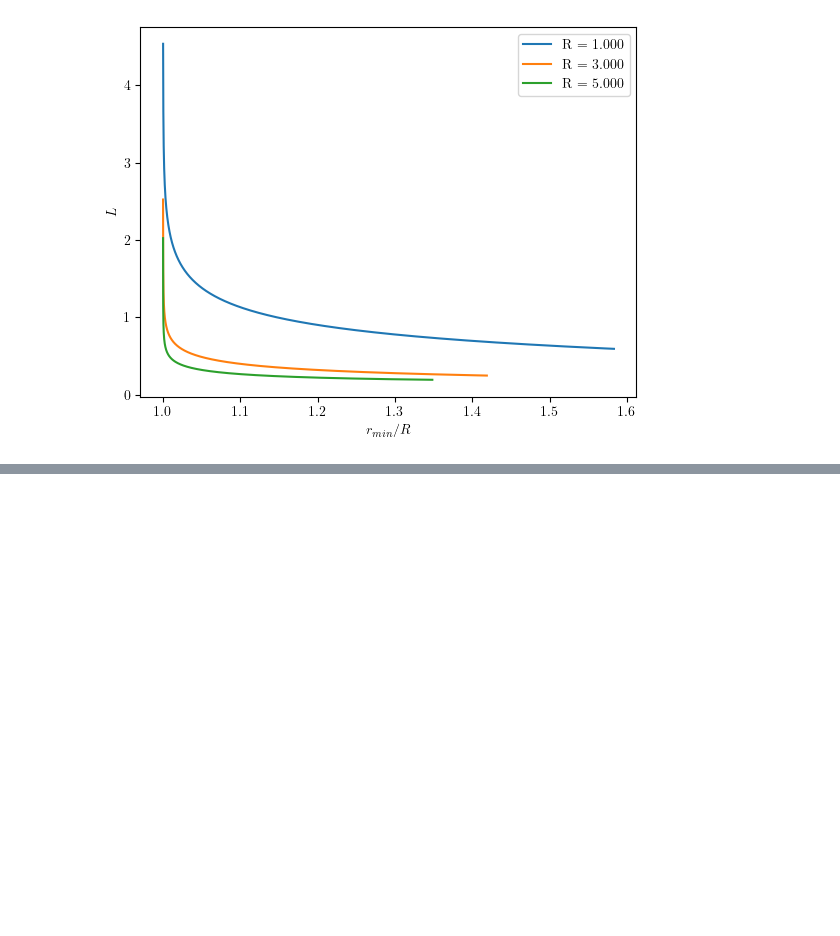
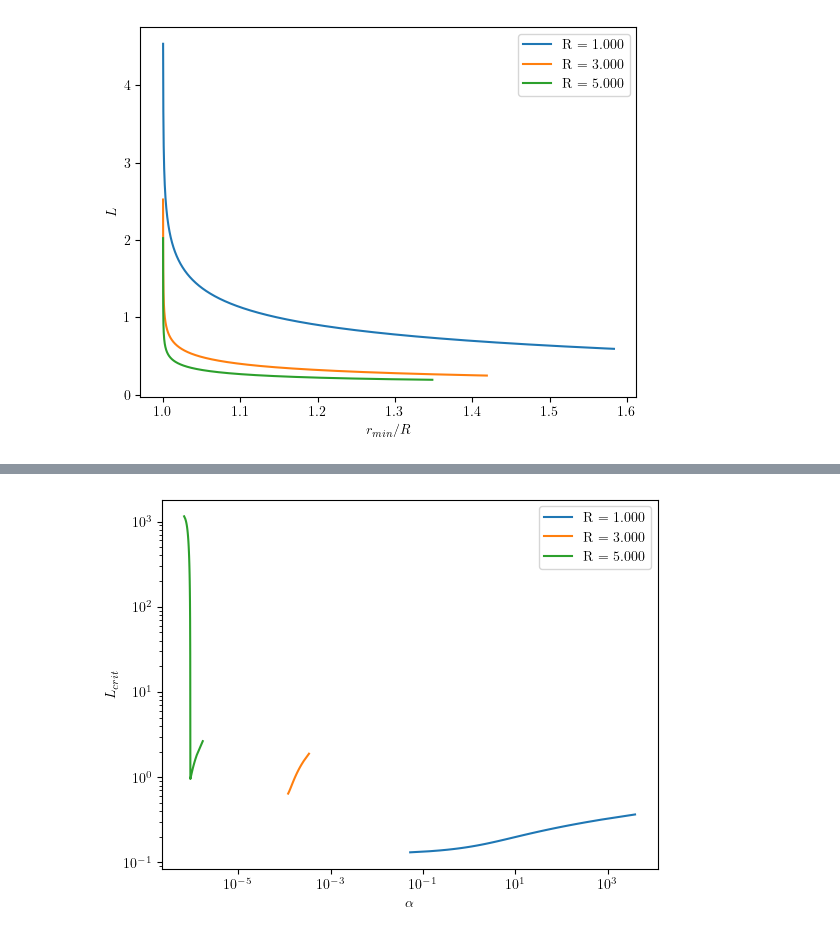
Before and after one commit to Bkorotko03/HoloProj, a Jupyter notebook: NCShock260226.ipynb, the cells around one changed output, grey strips where cells are left out. Cells and saved outputs as stored; diff of their text form; code cells hidden in the pictures; blank space fills up the shorter version.

```diff
--- a/NCShock260226.ipynb
+++ b/NCShock260226.ipynb
@@ -452,0 +585,4 @@ genAdjLvsrminPlot(1,5,3,0.1)
+# %%
+genLCritPlot(1,5,3,0.3)
+# %% [output]
+[figure, added]
```
Also changed, not shown: parts of 5 cells of this notebook.
